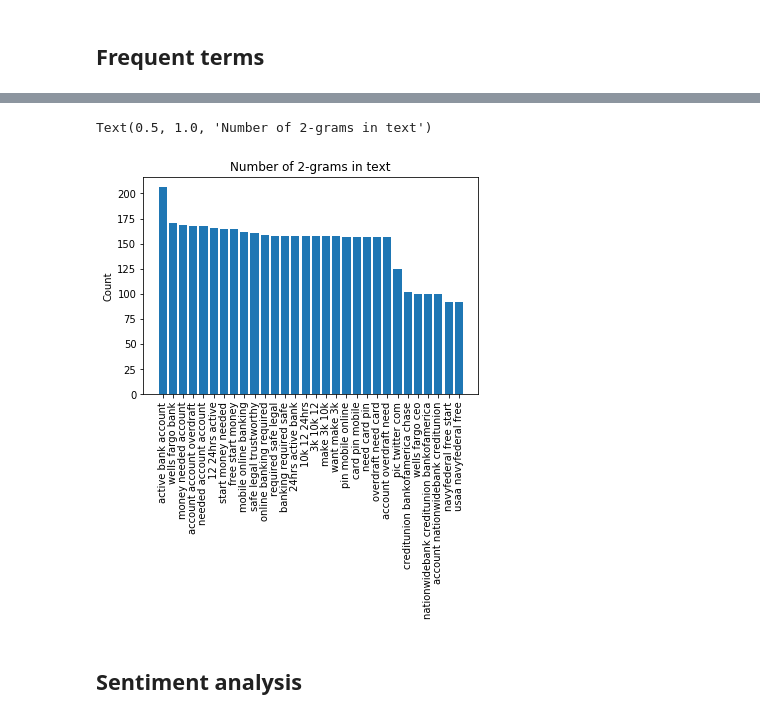
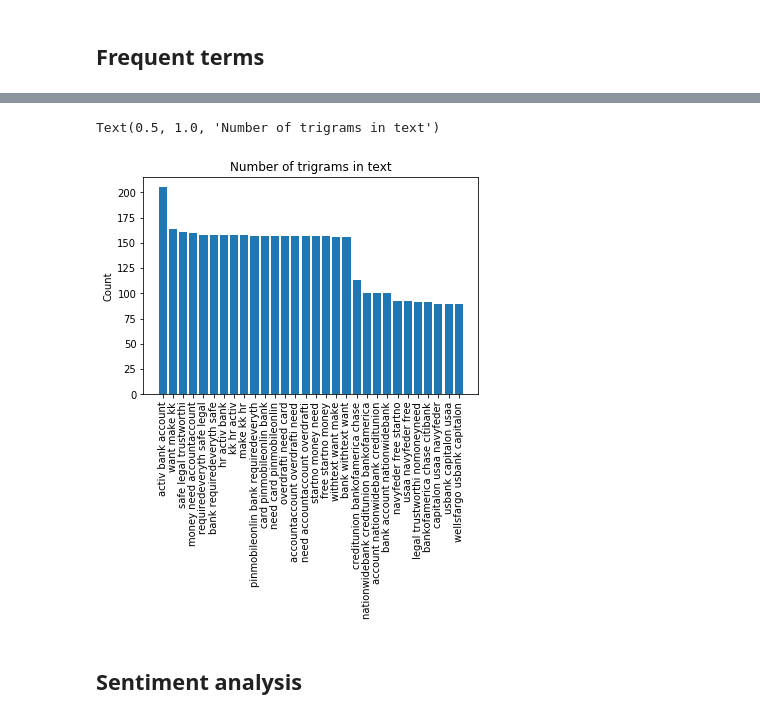
Before and after one commit to MondeSinxi/NLP-Skills-test, a Jupyter notebook: notebooks/exploratory_analysis.ipynb, the cells around one changed output, grey strips where cells are left out. Cells and saved outputs as stored; diff of their text form; code cells hidden in the pictures.

```diff
--- a/notebooks/exploratory_analysis.ipynb
+++ b/notebooks/exploratory_analysis.ipynb
@@ -49,11 +51,13 @@ def clean_text(s):
 # %%
 raw_data['Text'] = raw_data['Text'].apply(clean_text)
+# %%
+sents = raw_data['Text'].apply(lambda x: ' '.join(x))
 # %% [markdown]
 ## Frequent terms
 # %%
 vectorizer = CountVectorizer(analyzer='word', ngram_range=(1, 1), max_features=None, stop_words = 'english' )
-vectorizer.fit(raw_data['Text'])
-vect_sentences  = vectorizer.transform(raw_data['Text'])
+vectorizer.fit(sents)
+vect_sentences  = vectorizer.transform(sents)
 sum_words = vect_sentences.sum(axis=0)
 words_freq = [(word, sum_words[0, idx]) for word, idx in vectorizer.vocabulary_.items()]
 words = sorted(words_freq, key=lambda x: x[1])
@@ -72,7 +76,7 @@ Text(0.5, 1.0, 'Number of 2-grams in text')
 # %%
 vectorizer = CountVectorizer(analyzer='word', ngram_range=(2, 2), max_features=None, stop_words = 'english' )
-vectorizer.fit(raw_data['Text'])
-vect_sentences  = vectorizer.transform(raw_data['Text'])
+vectorizer.fit(sents)
+vect_sentences  = vectorizer.transform(sents)
 sum_words = vect_sentences.sum(axis=0)
 words_freq = [(word, sum_words[0, idx]) for word, idx in vectorizer.vocabulary_.items()]
 words = sorted(words_freq, key=lambda x: x[1])
@@ -91,7 +95,7 @@ Text(0.5, 1.0, 'Number of 2-grams in text')
 # %%
 vectorizer = CountVectorizer(analyzer='word', ngram_range=(3, 3), max_features=None, stop_words = 'english' )
-vectorizer.fit(raw_data['Text'])
-vect_sentences  = vectorizer.transform(raw_data['Text'])
+vectorizer.fit(sents)
+vect_sentences  = vectorizer.transform(sents)
 sum_words = vect_sentences.sum(axis=0)
 words_freq = [(word, sum_words[0, idx]) for word, idx in vectorizer.vocabulary_.items()]
 words = sorted(words_freq, key=lambda x: x[1])
@@ -101,12 +105,12 @@ value = [v[1] for v in words[-30:]]
 # %%
 plt.bar(label[::-1],value[::-1])
 plt.ylabel('Count')
 plt.xticks(rotation=90)
-plt.title('Number of 3-grams in text')
+plt.title('Number of trigrams in text')
 # plt.ylim([150,])
 # %% [output]
-Text(0.5, 1.0, 'Number of 2-grams in text')
+Text(0.5, 1.0, 'Number of trigrams in text')
-[figure, old version]
+[figure, new version]
 # %% [markdown]
 ## Sentiment analysis
 # %%
```
Also changed, not shown: parts of 11 cells of this notebook, 11 other files.
